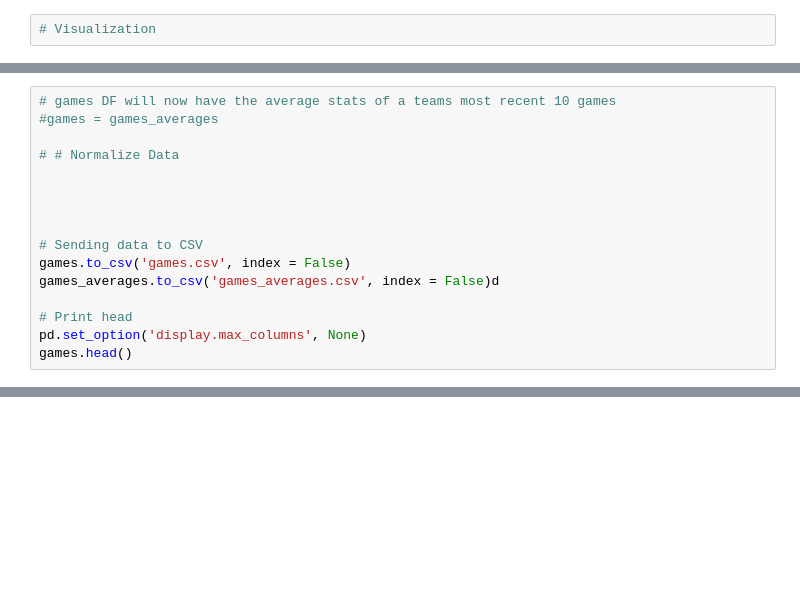
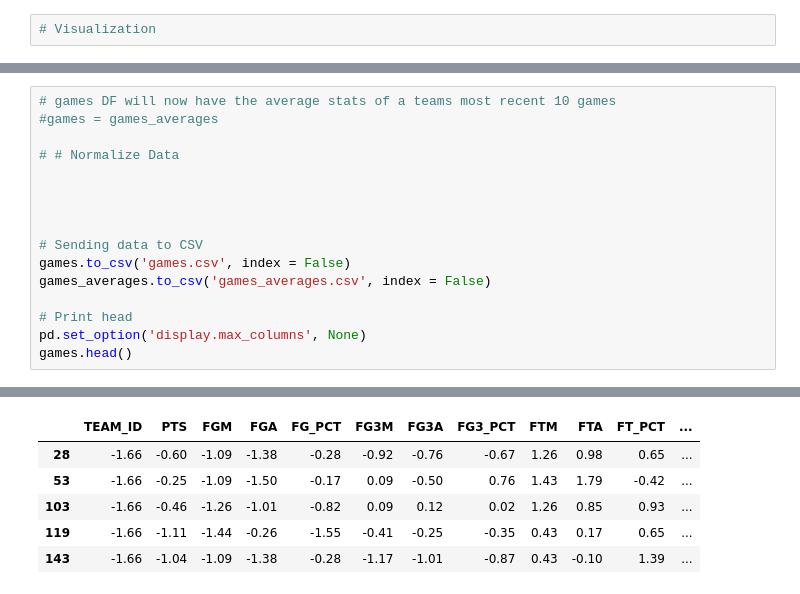
Before and after one commit to jtj60/Predicting-the-Scoring-Margin-of-NBA-Games-Using-Machine-Learning, a Jupyter notebook: code/main.ipynb, the cells around one changed output, grey strips where cells are left out. Saved outputs shown, nothing was run; the diff lists cells and outputs as text; blank space fills up the shorter version.

```diff
--- a/code/main.ipynb
+++ b/code/main.ipynb
@@ -314,7 +314,7 @@ games_averages.head(30)
 
 # Sending data to CSV
 games.to_csv('games.csv', index = False)
-games_averages.to_csv('games_averages.csv', index = False)d
+games_averages.to_csv('games_averages.csv', index = False)
 
 # Print head
 pd.set_option('display.max_columns', None)
@@ -323,0 +323,6 @@ SyntaxError: invalid syntax (<ipython-input-11-8080587ff101>, line 14)
+|  | TEAM_ID | PTS | FGM | FGA | FG_PCT | FG3M | FG3A | FG3_PCT | FTM | FTA | FT_PCT | ... |
+| 28 | -1.66 | -0.60 | -1.09 | -1.38 | -0.28 | -0.92 | -0.76 | -0.67 | 1.26 | 0.98 | 0.65 | ... |
+| 53 | -1.66 | -0.25 | -1.09 | -1.50 | -0.17 | 0.09 | -0.50 | 0.76 | 1.43 | 1.79 | -0.42 | ... |
+| 103 | -1.66 | -0.46 | -1.26 | -1.01 | -0.82 | 0.09 | 0.12 | 0.02 | 1.26 | 0.85 | 0.93 | ... |
+| 119 | -1.66 | -1.11 | -1.44 | -0.26 | -1.55 | -0.41 | -0.25 | -0.35 | 0.43 | 0.17 | 0.65 | ... |
+| 143 | -1.66 | -1.04 | -1.09 | -1.38 | -0.28 | -1.17 | -1.01 | -0.87 | 0.43 | -0.10 | 1.39 | ... |
```
Also changed, not shown: parts of 10 cells of this notebook, 2 other files.
